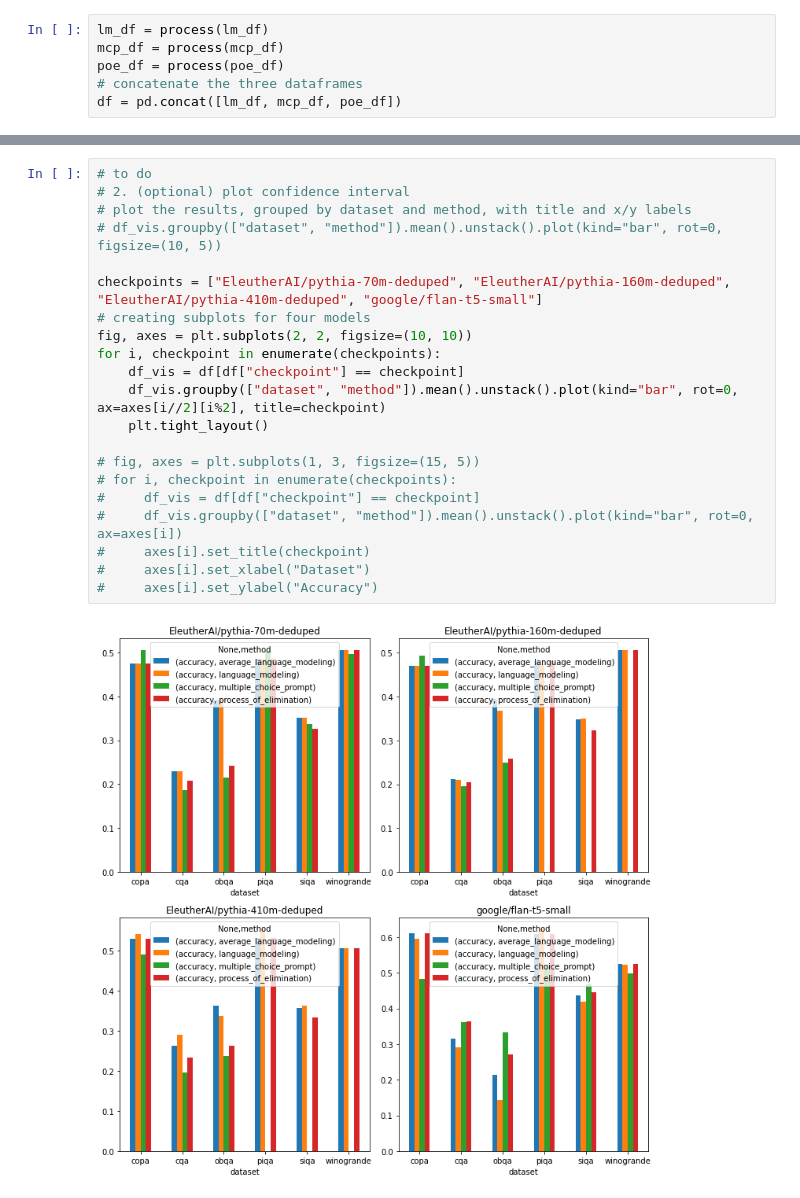
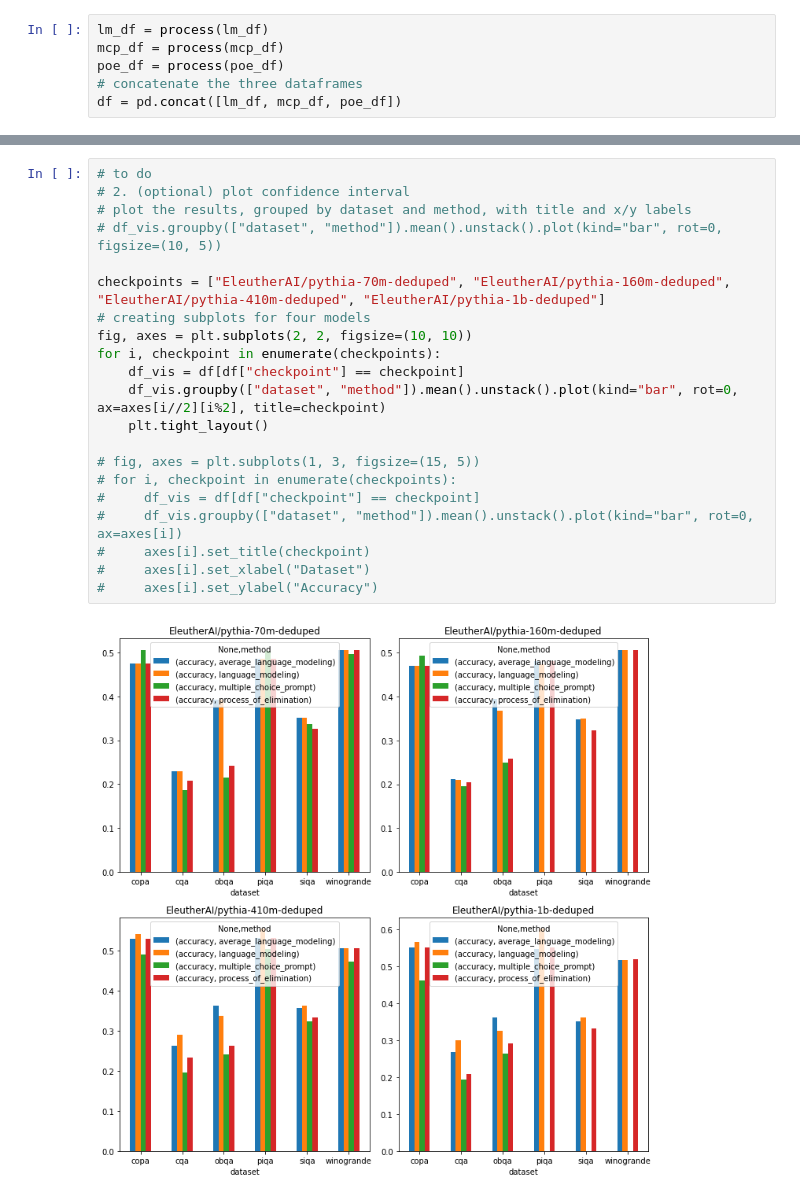
Before and after one commit to KasMasVan/csr_exp_resource_index, a Jupyter notebook: results/process.ipynb, the cells around one changed output, grey strips where cells are left out. Drawn from its saved outputs; the diff is of its cells as text.

```diff
--- a/results/process.ipynb
+++ b/results/process.ipynb
@@ -42,23 +44,23 @@ pythia_df[pythia_df['checkpoint'] == "EleutherAI/pythia-1b-deduped"]
 # %%
 # to do
 # 2. (optional) plot confidence interval
 # plot the results, grouped by dataset and method, with title and x/y labels
 # df_vis.groupby(["dataset", "method"]).mean().unstack().plot(kind="bar", rot=0, figsize=(10, 5))
 
-checkpoints = ["EleutherAI/pythia-70m-deduped", "EleutherAI/pythia-160m-deduped", "EleutherAI/pythia-410m-deduped", "google/flan-t5-small"]
+checkpoints = ["EleutherAI/pythia-70m-deduped", "EleutherAI/pythia-160m-deduped", "EleutherAI/pythia-410m-deduped", "EleutherAI/pythia-1b-deduped"]
 # creating subplots for four models
 fig, axes = plt.subplots(2, 2, figsize=(10, 10))
 for i, checkpoint in enumerate(checkpoints):
     df_vis = df[df["checkpoint"] == checkpoint]
     df_vis.groupby(["dataset", "method"]).mean().unstack().plot(kind="bar", rot=0, ax=axes[i//2][i%2], title=checkpoint)
     plt.tight_layout()
 
 # fig, axes = plt.subplots(1, 3, figsize=(15, 5))
 # for i, checkpoint in enumerate(checkpoints):
 #     df_vis = df[df["checkpoint"] == checkpoint]
 #     df_vis.groupby(["dataset", "method"]).mean().unstack().plot(kind="bar", rot=0, ax=axes[i])
 #     axes[i].set_title(checkpoint)
 #     axes[i].set_xlabel("Dataset")
 #     axes[i].set_ylabel("Accuracy")
 # %% [output]
-[figure, old version]
+[figure, new version]
```
Also changed, not shown: parts of 1 cell of this notebook, 2 other files.
